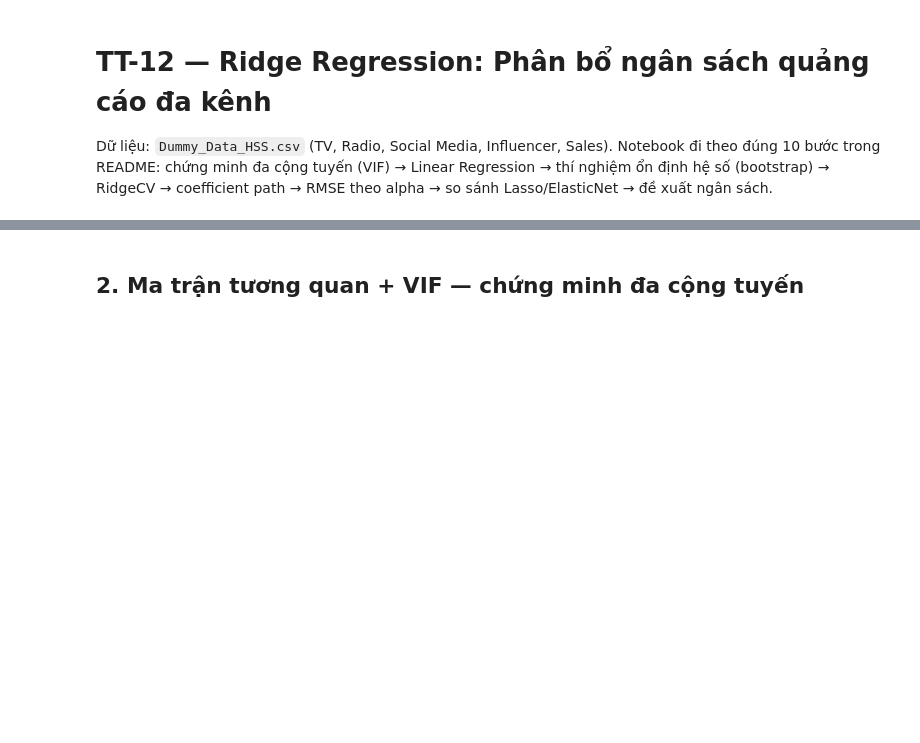
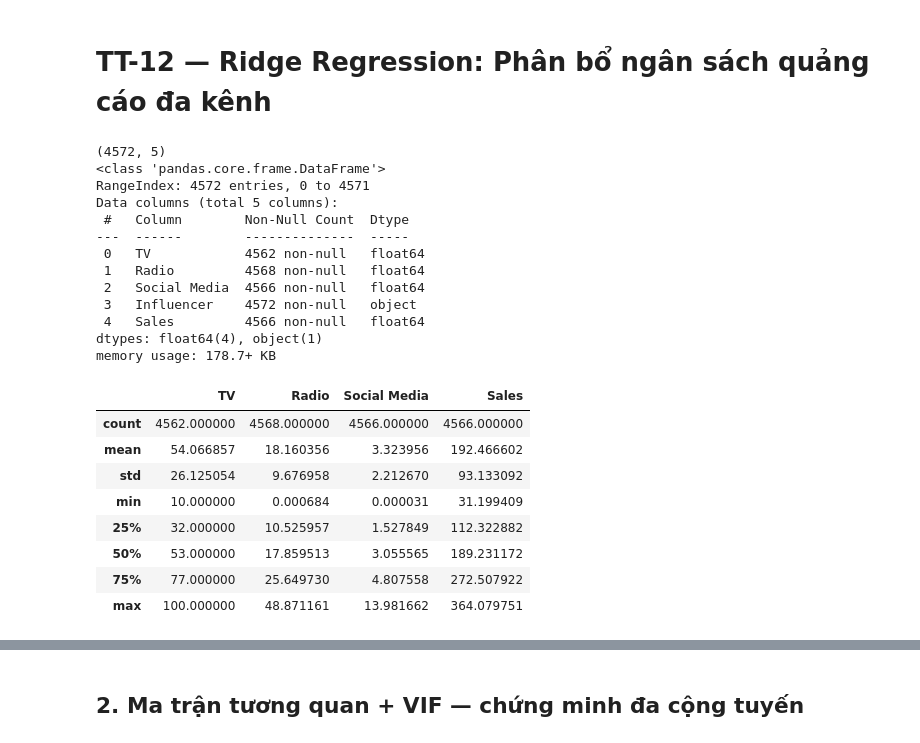
Before and after one commit to Qnhu2502/QuynhNhu_Lab_ML, a Jupyter notebook: Hoc may/02- Hoi quy/TT-12/ridge_marketing.ipynb, the cells around one changed output, grey strips where cells are left out. Drawn from its saved outputs; the diff is of its cells as text; code cells hidden in the pictures; blank space fills up the shorter version.

```diff
--- a/Hoc may/02- Hoi quy/TT-12/ridge_marketing.ipynb
+++ b/Hoc may/02- Hoi quy/TT-12/ridge_marketing.ipynb
@@ -1,20 +1,39 @@
-# %% [markdown]
-# TT-12 — Ridge Regression: Phân bổ ngân sách quảng cáo đa kênh
-Dữ liệu: `Dummy_Data_HSS.csv` (TV, Radio, Social Media, Influencer, Sales).
-Notebook đi theo đúng 10 bước trong README: chứng minh đa cộng tuyến (VIF) →
-Linear Regression → thí nghiệm ổn định hệ số (bootstrap) → RidgeCV →
-coefficient path → RMSE theo alpha → so sánh Lasso/ElasticNet → đề xuất ngân sách.
+# %% [markdown]
+# TT-12 — Ridge Regression: Phân bổ ngân sách quảng cáo đa kênh
 # %%
 # 1. Nạp dữ liệu
 import numpy as np
 import pandas as pd
 import matplotlib.pyplot as plt
 import seaborn as sns
 
-df = pd.read_csv("Dummy_Data_HSS.csv")
+df = pd.read_csv("Dummy Data HSS.csv")
 print(df.shape)
 df.info()
 df.describe()
+# %% [output]
+(4572, 5)
+<class 'pandas.core.frame.DataFrame'>
+RangeIndex: 4572 entries, 0 to 4571
+Data columns (total 5 columns):
+ #   Column        Non-Null Count  Dtype
+---  ------        --------------  -----
+ 0   TV            4562 non-null   float64
+ 1   Radio         4568 non-null   float64
+ 2   Social Media  4566 non-null   float64
+ 3   Influencer    4572 non-null   object
+ 4   Sales         4566 non-null   float64
+dtypes: float64(4), object(1)
+memory usage: 178.7+ KB
+|  | TV | Radio | Social Media | Sales |
+| count | 4562.000000 | 4568.000000 | 4566.000000 | 4566.000000 |
+| mean | 54.066857 | 18.160356 | 3.323956 | 192.466602 |
+| std | 26.125054 | 9.676958 | 2.212670 | 93.133092 |
+| min | 10.000000 | 0.000684 | 0.000031 | 31.199409 |
+| 25% | 32.000000 | 10.525957 | 1.527849 | 112.322882 |
+| 50% | 53.000000 | 17.859513 | 3.055565 | 189.231172 |
+| 75% | 77.000000 | 25.649730 | 4.807558 | 272.507922 |
+| max | 100.000000 | 48.871161 | 13.981662 | 364.079751 |
 # %%
 # Kiểm tra dữ liệu thiếu & one-hot encode biến phân loại Influencer
 print("Số dòng thiếu dữ liệu theo cột:")
```
Also changed, not shown: parts of 14 cells of this notebook, 12 other files.
